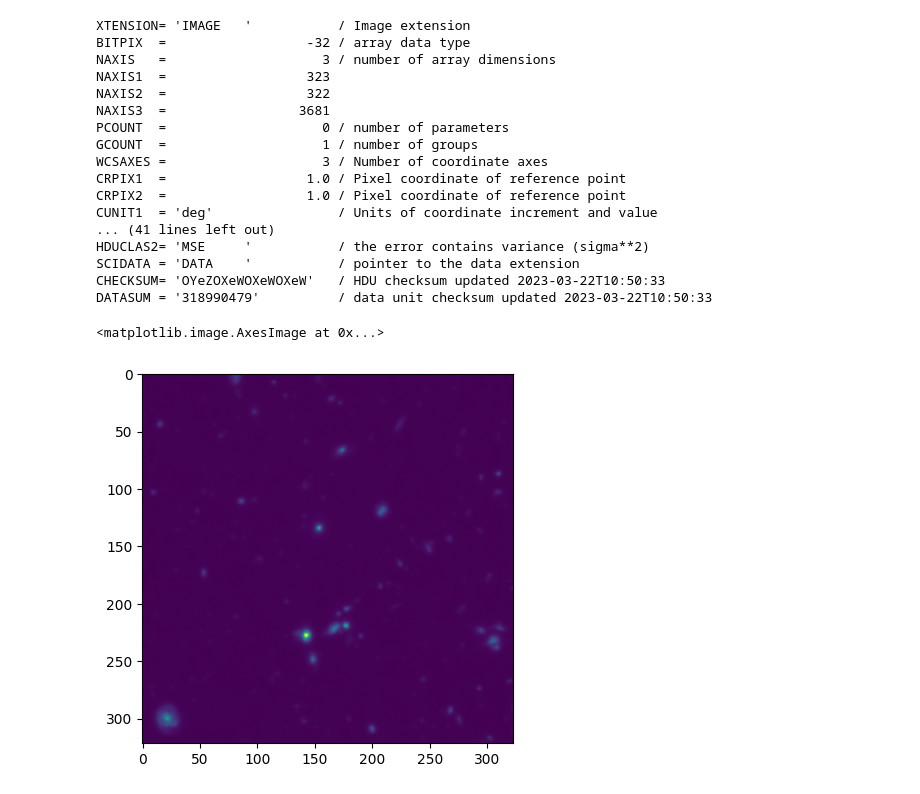
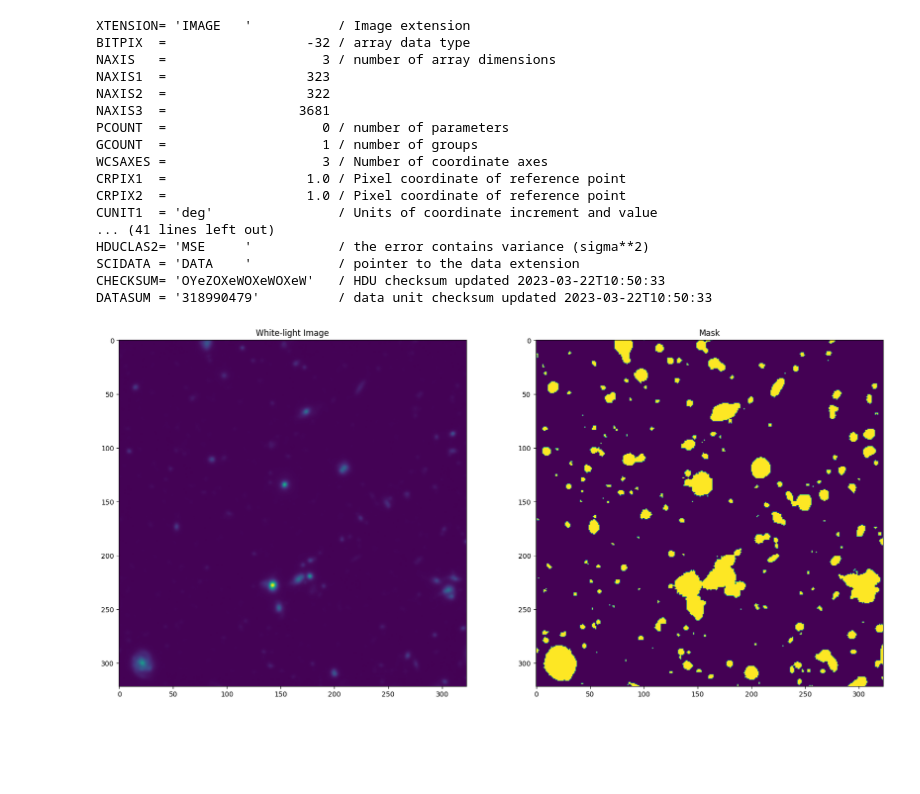
Before and after one commit to CrushinAngel/Galaxias-en-Deep-Fields, a Jupyter notebook: Deep_Fields.ipynb, the cells around one changed output. Drawn from its saved outputs; the diff is of its cells as text; code cells hidden in the pictures; blank space fills up the shorter version.

Commit message:
Masked exitosamente c:

```diff
--- a/Deep_Fields.ipynb
+++ b/Deep_Fields.ipynb
@@ -149,18 +149,23 @@ HDUCLAS2= 'MSE     '           / the error contains variance (sigma**2)
 SCIDATA = 'DATA    '           / pointer to the data extension
 CHECKSUM= 'OYeZOXeWOXeWOXeW'   / HDU checksum updated 2023-03-22T10:50:33
 DATASUM = '318990479'          / data unit checksum updated 2023-03-22T10:50:33
-# %%
-varianzas = cubo[2].data
-
-suma_var = np.sum(varianzas, axis = 0)
-
-cuadrat_var = np.sqrt(suma_var)
-
-datos_masked = datos / cuadrat_var
-
-wli_masked = np.sum(datos_masked, axis = 0)
-
-plt.imshow(wli_masked)
-# %% [output]
-<matplotlib.image.AxesImage at 0x...>
-[figure, removed]
+# %%
+variance = cubo[2].data
+
+sum_var = np.sum(variance, axis = 0)
+
+SNR = white_light_image/np.sqrt(sum_var)
+
+mask = SNR >= 5
+
+fig, axes = plt.subplots(1, 2, figsize = (20, 10))
+
+axes[0].imshow(white_light_image)
+axes[0].set_title('White-light Image')
+
+axes[1].imshow(mask)
+axes[1].set_title('Mask')
+
+plt.show()
+# %% [output]
+[figure, added]
```
Also changed, not shown: parts of 2 cells of this notebook.
